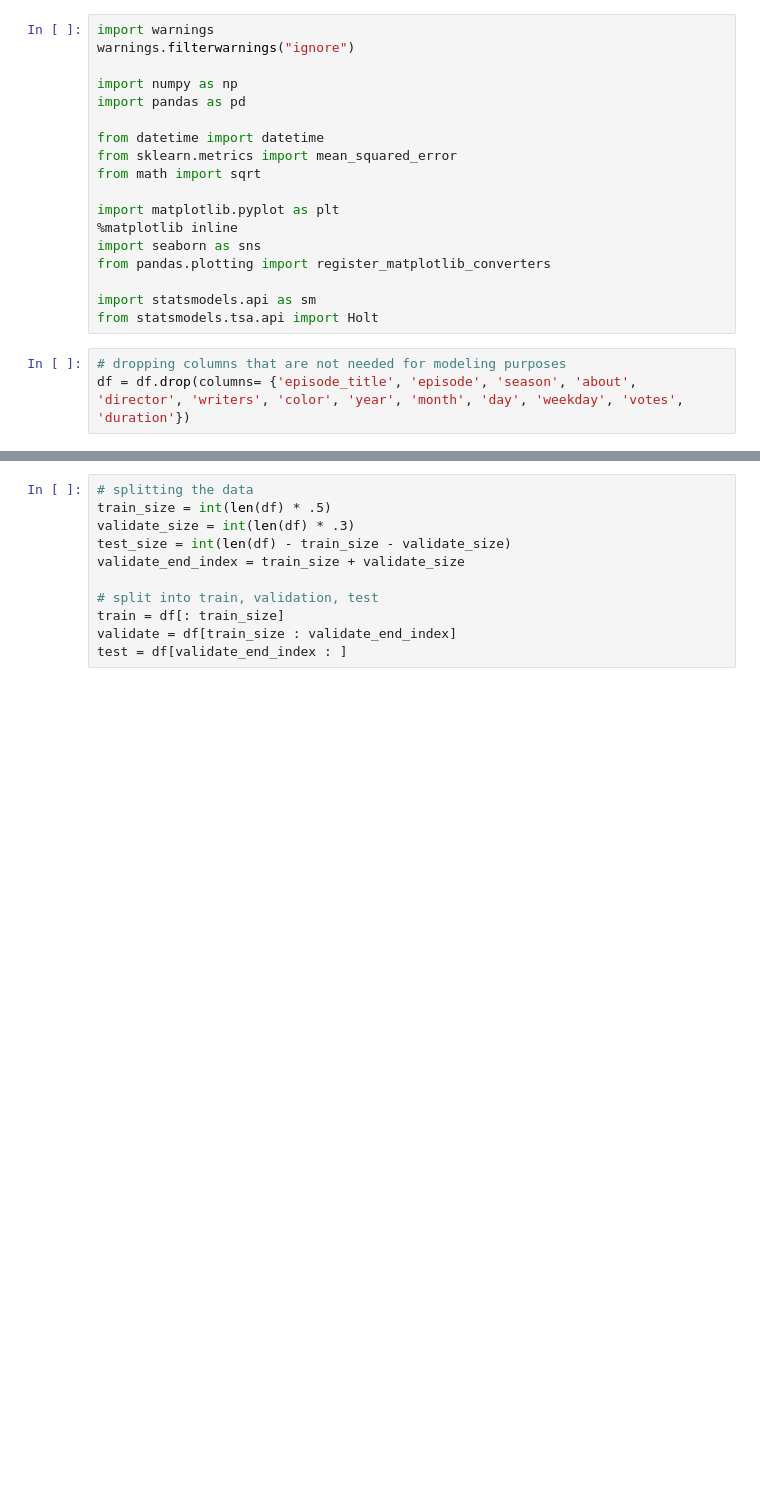
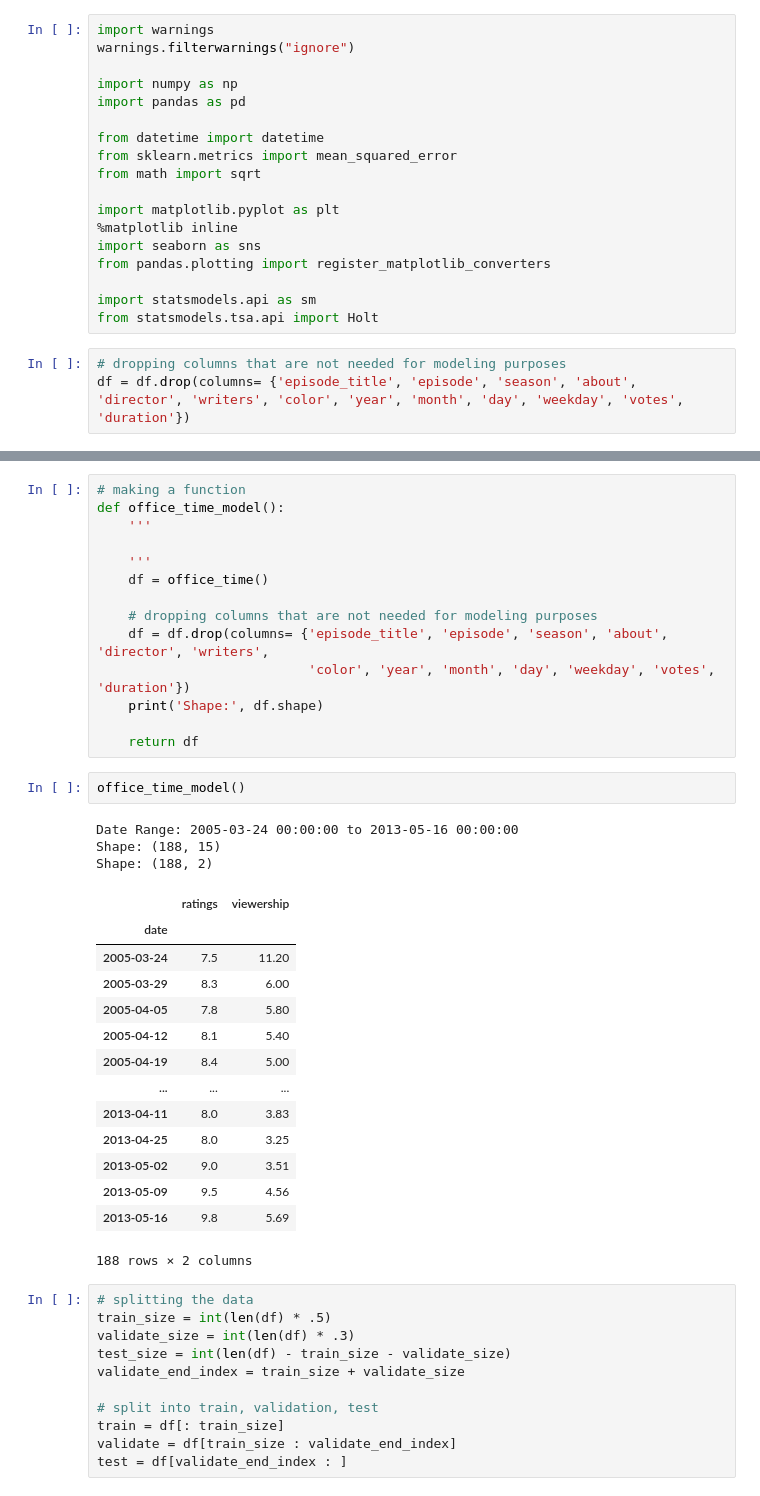
Before and after one commit to jamesallen0351/the_office, a Jupyter notebook: office_time_series.ipynb, the cells around one changed output, grey strips where cells are left out. Cells and saved outputs as stored; diff of their text form; blank space fills up the shorter version.

Commit message:
add model function to wrangle

```diff
--- a/office_time_series.ipynb
+++ b/office_time_series.ipynb
@@ -262,3 +387,37 @@ df.head() # check_yo_head
+# %%
+# making a function
+def office_time_model():
+    '''
+
+    '''
+    df = office_time()
+
+    # dropping columns that are not needed for modeling purposes
+    df = df.drop(columns= {'episode_title', 'episode', 'season', 'about', 'director', 'writers',
+                           'color', 'year', 'month', 'day', 'weekday', 'votes', 'duration'})
+    print('Shape:', df.shape)
+
+    return df
+# %%
+office_time_model()
+# %% [output]
+Date Range: 2005-03-24 00:00:00 to 2013-05-16 00:00:00
+Shape: (188, 15)
+Shape: (188, 2)
+|  | ratings | viewership |
+| date |  |  |
+| 2005-03-24 | 7.5 | 11.20 |
+| 2005-03-29 | 8.3 | 6.00 |
+| 2005-04-05 | 7.8 | 5.80 |
+| 2005-04-12 | 8.1 | 5.40 |
+| 2005-04-19 | 8.4 | 5.00 |
+| ... | ... | ... |
+| 2013-04-11 | 8.0 | 3.83 |
+| 2013-04-25 | 8.0 | 3.25 |
+| 2013-05-02 | 9.0 | 3.51 |
+| 2013-05-09 | 9.5 | 4.56 |
+| 2013-05-16 | 9.8 | 5.69 |
+188 rows × 2 columns
 # %%
 # splitting the data
 train_size = int(len(df) * .5)
```
Also changed, not shown: parts of 44 cells of this notebook, 1 other file.
